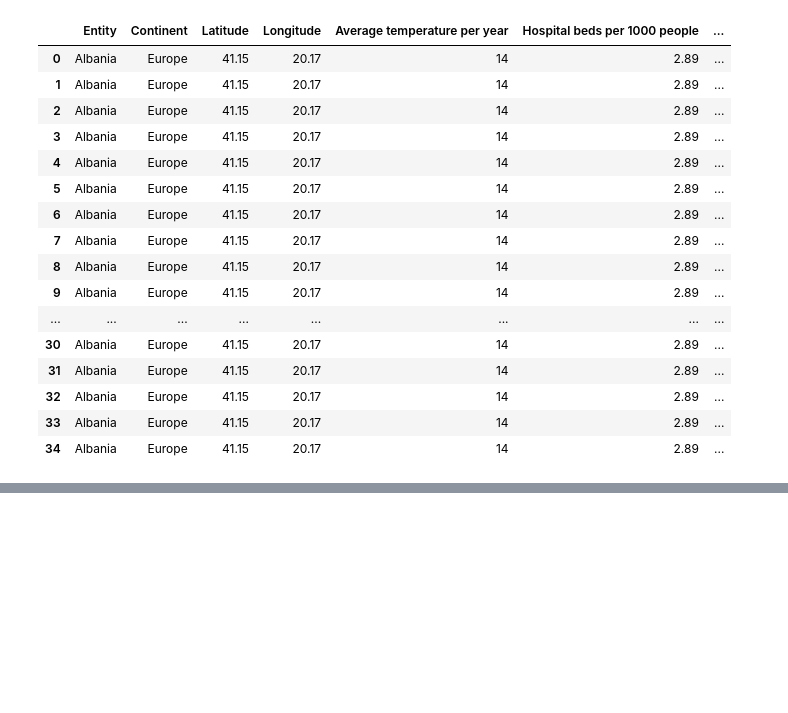
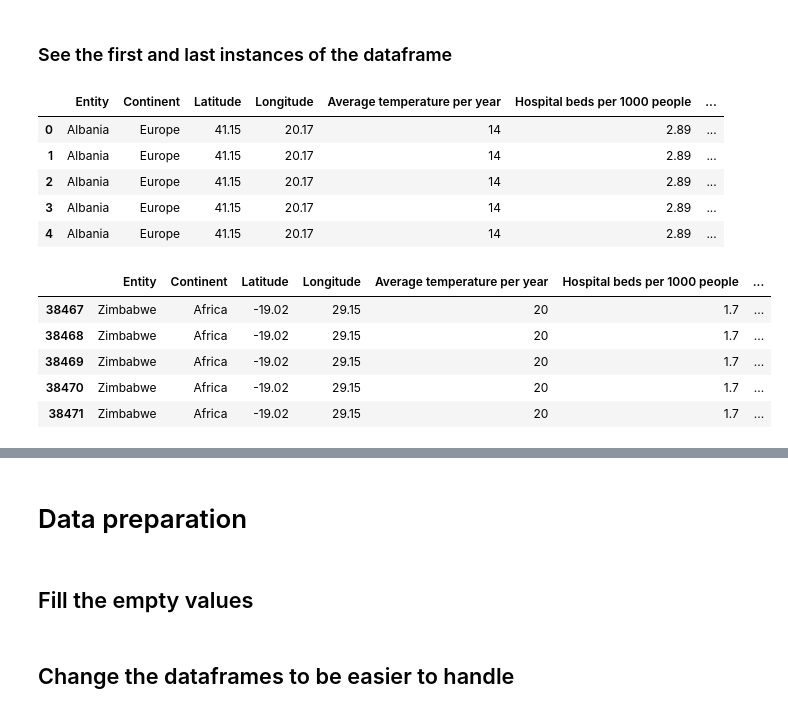
Before and after one commit to Andreas-Ts/Data-Mining-Project-Covid, a Jupyter notebook: Main.ipynb, the cells around one changed output, grey strips where cells are left out. Drawn from its saved outputs; the diff is of its cells as text; code cells hidden in the pictures; blank space fills up the shorter version.

```diff
--- a/Main.ipynb
+++ b/Main.ipynb
@@ -29,25 +33,25 @@ Data columns (total 15 columns):
 dtypes: float64(8), int64(4), object(3)
 memory usage: 4.4+ MB
+# %% [markdown]
+### See the first and last instances of the dataframe
+# %%
+data.head(5)
+# %% [output]
+|  | Entity | Continent | Latitude | Longitude | Average temperature per year | Hospital beds per 1000 people | ... |
+| 0 | Albania | Europe | 41.15 | 20.17 | 14 | 2.89 | ... |
+| 1 | Albania | Europe | 41.15 | 20.17 | 14 | 2.89 | ... |
+| 2 | Albania | Europe | 41.15 | 20.17 | 14 | 2.89 | ... |
+| 3 | Albania | Europe | 41.15 | 20.17 | 14 | 2.89 | ... |
+| 4 | Albania | Europe | 41.15 | 20.17 | 14 | 2.89 | ... |
 # %%
-data.head(35)
+data.tail(5)
 # %% [output]
 |  | Entity | Continent | Latitude | Longitude | Average temperature per year | Hospital beds per 1000 people | ... |
-| 0 | Albania | Europe | 41.15 | 20.17 | 14 | 2.89 | ... |
-| 1 | Albania | Europe | 41.15 | 20.17 | 14 | 2.89 | ... |
-| 2 | Albania | Europe | 41.15 | 20.17 | 14 | 2.89 | ... |
-| 3 | Albania | Europe | 41.15 | 20.17 | 14 | 2.89 | ... |
-| 4 | Albania | Europe | 41.15 | 20.17 | 14 | 2.89 | ... |
-| 5 | Albania | Europe | 41.15 | 20.17 | 14 | 2.89 | ... |
-| 6 | Albania | Europe | 41.15 | 20.17 | 14 | 2.89 | ... |
-| 7 | Albania | Europe | 41.15 | 20.17 | 14 | 2.89 | ... |
-| 8 | Albania | Europe | 41.15 | 20.17 | 14 | 2.89 | ... |
-| 9 | Albania | Europe | 41.15 | 20.17 | 14 | 2.89 | ... |
-| ... | ... | ... | ... | ... | ... | ... | ... |
-| 30 | Albania | Europe | 41.15 | 20.17 | 14 | 2.89 | ... |
-| 31 | Albania | Europe | 41.15 | 20.17 | 14 | 2.89 | ... |
-| 32 | Albania | Europe | 41.15 | 20.17 | 14 | 2.89 | ... |
-| 33 | Albania | Europe | 41.15 | 20.17 | 14 | 2.89 | ... |
-| 34 | Albania | Europe | 41.15 | 20.17 | 14 | 2.89 | ... |
+| 38467 | Zimbabwe | Africa | -19.02 | 29.15 | 20 | 1.7 | ... |
+| 38468 | Zimbabwe | Africa | -19.02 | 29.15 | 20 | 1.7 | ... |
+| 38469 | Zimbabwe | Africa | -19.02 | 29.15 | 20 | 1.7 | ... |
+| 38470 | Zimbabwe | Africa | -19.02 | 29.15 | 20 | 1.7 | ... |
+| 38471 | Zimbabwe | Africa | -19.02 | 29.15 | 20 | 1.7 | ... |
 # %%
 data.describe()
 # %% [output]
@@ -60,4 +64,8 @@ data.describe()
 | 50% | 27.510000 | 21.820000 | 20.000000 | 2.500000 | 1.890000 | 8821.800000 | ... |
 | 75% | 45.940000 | 47.480000 | 25.000000 | 4.490000 | 3.210000 | 25946.200000 | ... |
 | max | 64.960000 | 179.410000 | 29.000000 | 13.050000 | 7.520000 | 114704.600000 | ... |
+# %% [markdown]
+# Data preparation
+# %% [markdown]
+## Fill the empty values
 # %%
@@ -64 +75,3 @@ data.describe()
 data=data.fillna(0)
+# %% [markdown]
+## Change the dataframes to be easier to handle
```
Also changed, not shown: parts of 37 cells of this notebook.
